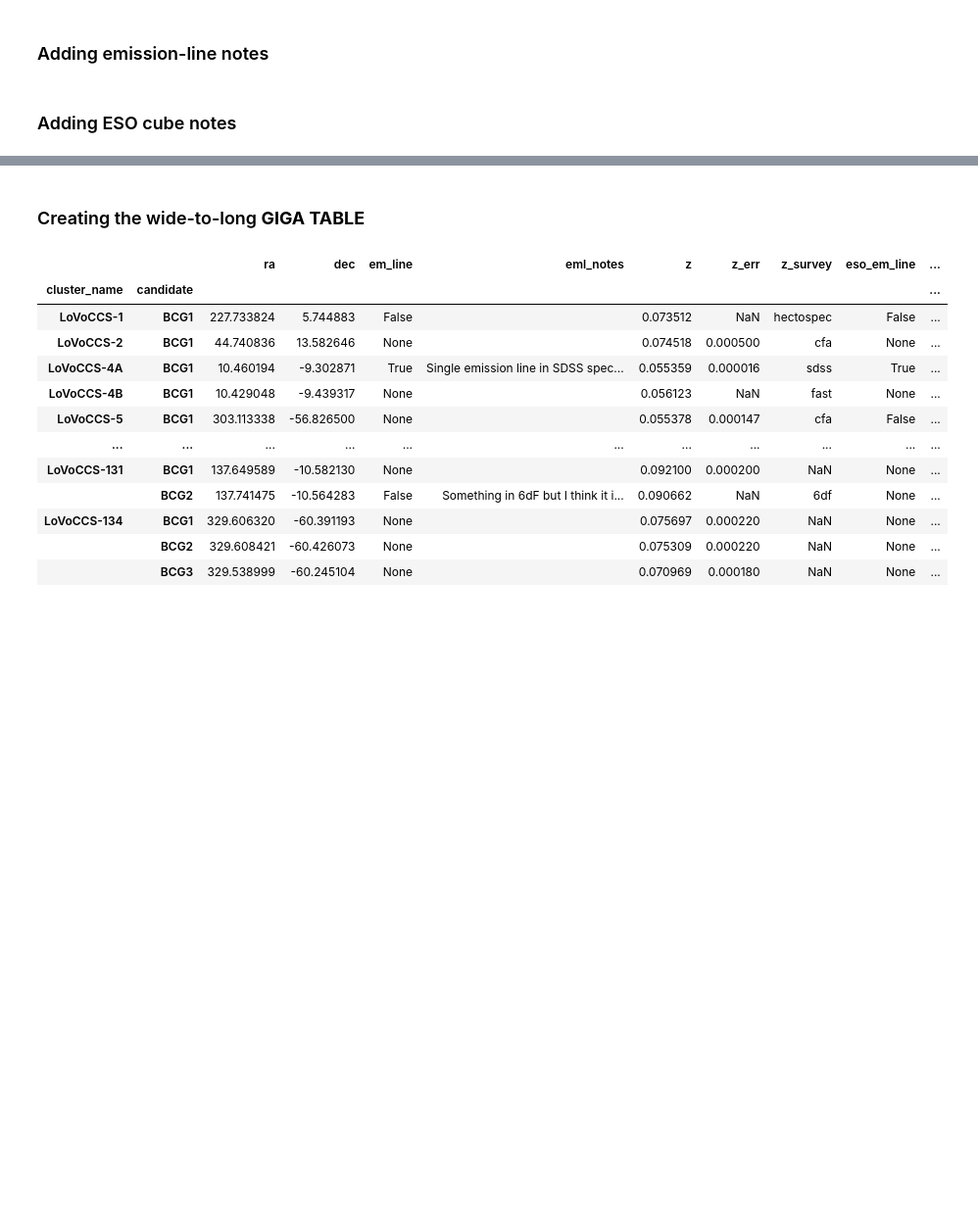
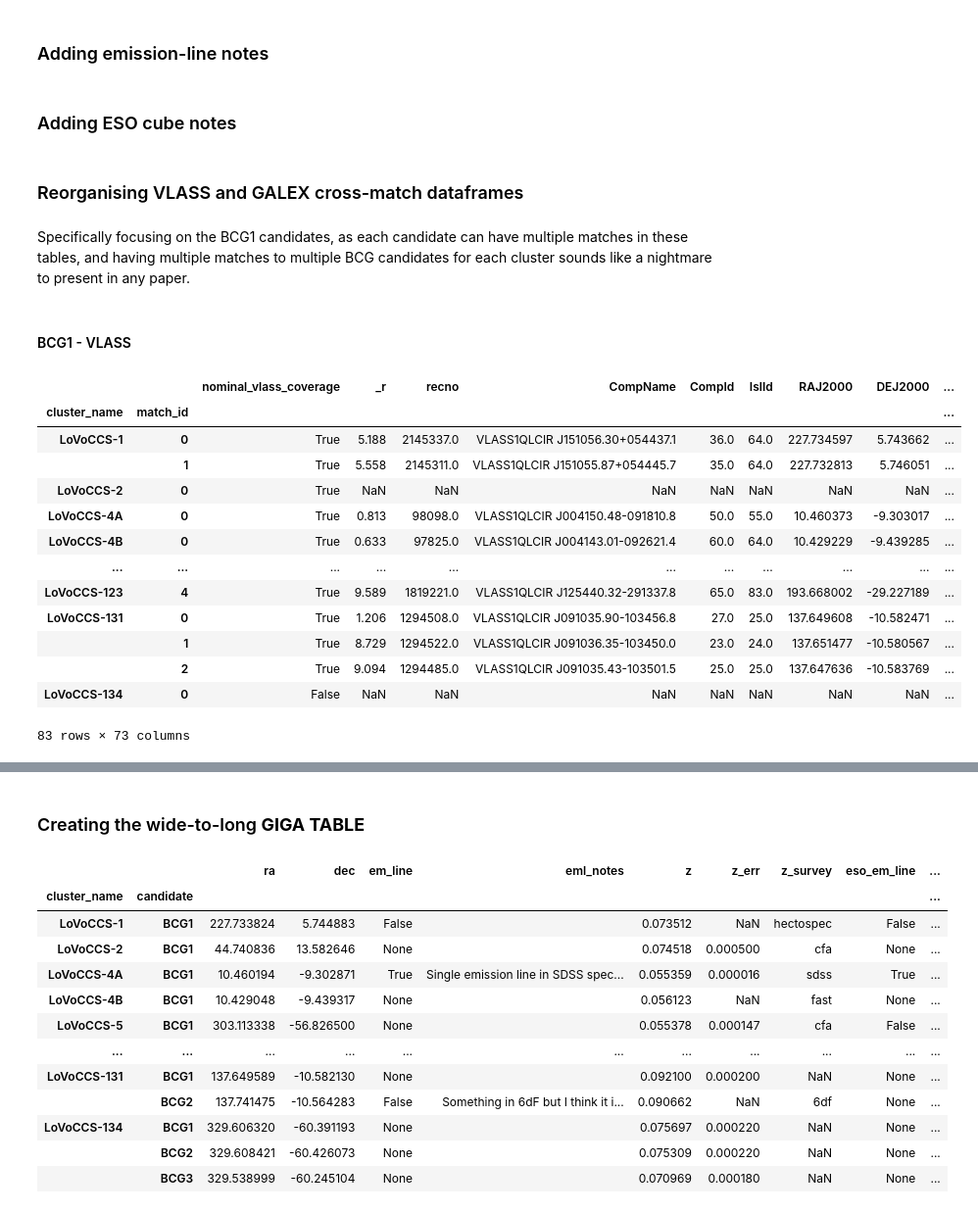
Before and after one commit to LoVoCCS/LoVoCCS-BCG-Ident, a Jupyter notebook: make_latex_tables.ipynb, the cells around one changed output, grey strips where cells are left out. Shown at 98% size. Drawn from its saved outputs; the diff is of its cells as text; code cells hidden in the pictures; blank space fills up the shorter version.

```diff
--- a/make_latex_tables.ipynb
+++ b/make_latex_tables.ipynb
@@ -167,3 +167,33 @@ all_bcg_info = pd.merge(all_bcg_info, bcg4_eso_notes, on='cluster_name').rename(
                                                                                          'muse': 'num_muse-BCG4',
                                                                                          'alma': 'num_alma-BCG4',
                                                                                          'kmos': 'num_kmos-BCG4'})
+# %% [markdown]
+### Reorganising VLASS and GALEX cross-match dataframes
+# %% [markdown]
+Specifically focusing on the BCG1 candidates, as each candidate can have multiple matches in these tables, and having multiple matches to multiple BCG candidates for each cluster sounds like a nightmare to present in any paper.
+# %% [markdown]
+#### BCG1 - VLASS
+# %%
+bcg1_vlass_xmatch_info = bcg1_vlass.copy()
+# Grouping on the cluster names and getting the number of rows (i.e. matches) per cluster
+match_ids = bcg1_vlass_xmatch_info.groupby('cluster_name').cumcount()
+# Turning into a multi-index dataframe, with cluster name as the top level, and 'match ID' as the lower level
+bcg1_vlass_xmatch_info.set_index(['cluster_name', match_ids.rename('match_id')], inplace=True)
+# Making sure the new multi-indexed DF is in the 'right' order
+bcg1_vlass_xmatch_info = bcg1_vlass_xmatch_info.loc[bcg_samp['cluster_name'].values]
+bcg1_vlass_xmatch_info
+# %% [output]
+|  |  | nominal_vlass_coverage | _r | recno | CompName | CompId | IslId | RAJ2000 | DEJ2000 | ... |
+| cluster_name | match_id |  |  |  |  |  |  |  |  | ... |
+| LoVoCCS-1 | 0 | True | 5.188 | 2145337.0 | VLASS1QLCIR J151056.30+054437.1 | 36.0 | 64.0 | 227.734597 | 5.743662 | ... |
+|  | 1 | True | 5.558 | 2145311.0 | VLASS1QLCIR J151055.87+054445.7 | 35.0 | 64.0 | 227.732813 | 5.746051 | ... |
+| LoVoCCS-2 | 0 | True | NaN | NaN | NaN | NaN | NaN | NaN | NaN | ... |
+| LoVoCCS-4A | 0 | True | 0.813 | 98098.0 | VLASS1QLCIR J004150.48-091810.8 | 50.0 | 55.0 | 10.460373 | -9.303017 | ... |
+| LoVoCCS-4B | 0 | True | 0.633 | 97825.0 | VLASS1QLCIR J004143.01-092621.4 | 60.0 | 64.0 | 10.429229 | -9.439285 | ... |
+| ... | ... | ... | ... | ... | ... | ... | ... | ... | ... | ... |
+| LoVoCCS-123 | 4 | True | 9.589 | 1819221.0 | VLASS1QLCIR J125440.32-291337.8 | 65.0 | 83.0 | 193.668002 | -29.227189 | ... |
+| LoVoCCS-131 | 0 | True | 1.206 | 1294508.0 | VLASS1QLCIR J091035.90-103456.8 | 27.0 | 25.0 | 137.649608 | -10.582471 | ... |
+|  | 1 | True | 8.729 | 1294522.0 | VLASS1QLCIR J091036.35-103450.0 | 23.0 | 24.0 | 137.651477 | -10.580567 | ... |
+|  | 2 | True | 9.094 | 1294485.0 | VLASS1QLCIR J091035.43-103501.5 | 25.0 | 25.0 | 137.647636 | -10.583769 | ... |
+| LoVoCCS-134 | 0 | False | NaN | NaN | NaN | NaN | NaN | NaN | NaN | ... |
+83 rows × 73 columns
```
Also changed, not shown: parts of 7 cells of this notebook.
